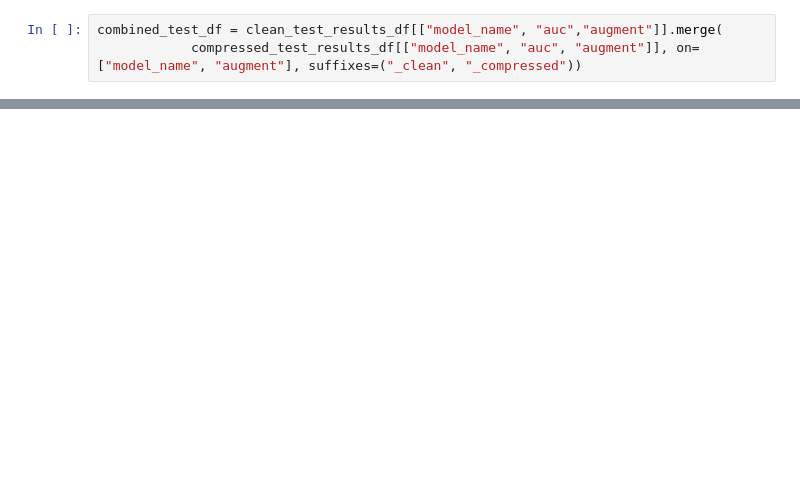
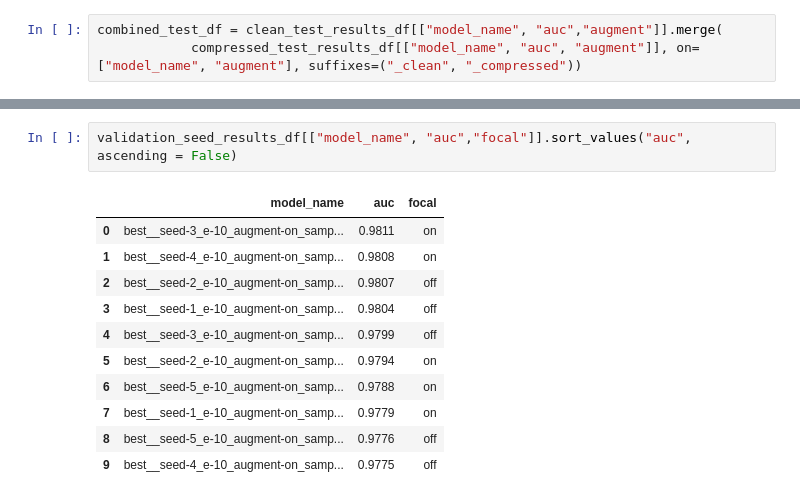
Before and after one commit to Yogeshwar2005/deepfake-video-detector, a Jupyter notebook: notebooks/06_results.ipynb, the cells around one changed output, grey strips where cells are left out. Drawn from its saved outputs; the diff is of its cells as text; blank space fills up the shorter version.

```diff
--- a/notebooks/06_results.ipynb
+++ b/notebooks/06_results.ipynb
@@ -27,0 +124,14 @@ combined_test_df.sort_values(by="gap", ascending=True)
+# %%
+validation_seed_results_df[["model_name", "auc","focal"]].sort_values("auc", ascending = False)
+# %% [output]
+|  | model_name | auc | focal |
+| 0 | best__seed-3_e-10_augment-on_samp... | 0.9811 | on |
+| 1 | best__seed-4_e-10_augment-on_samp... | 0.9808 | on |
+| 2 | best__seed-2_e-10_augment-on_samp... | 0.9807 | off |
+| 3 | best__seed-1_e-10_augment-on_samp... | 0.9804 | off |
+| 4 | best__seed-3_e-10_augment-on_samp... | 0.9799 | off |
+| 5 | best__seed-2_e-10_augment-on_samp... | 0.9794 | on |
+| 6 | best__seed-5_e-10_augment-on_samp... | 0.9788 | on |
+| 7 | best__seed-1_e-10_augment-on_samp... | 0.9779 | on |
+| 8 | best__seed-5_e-10_augment-on_samp... | 0.9776 | off |
+| 9 | best__seed-4_e-10_augment-on_samp... | 0.9775 | off |
```
Also changed, not shown: parts of 9 cells of this notebook.
